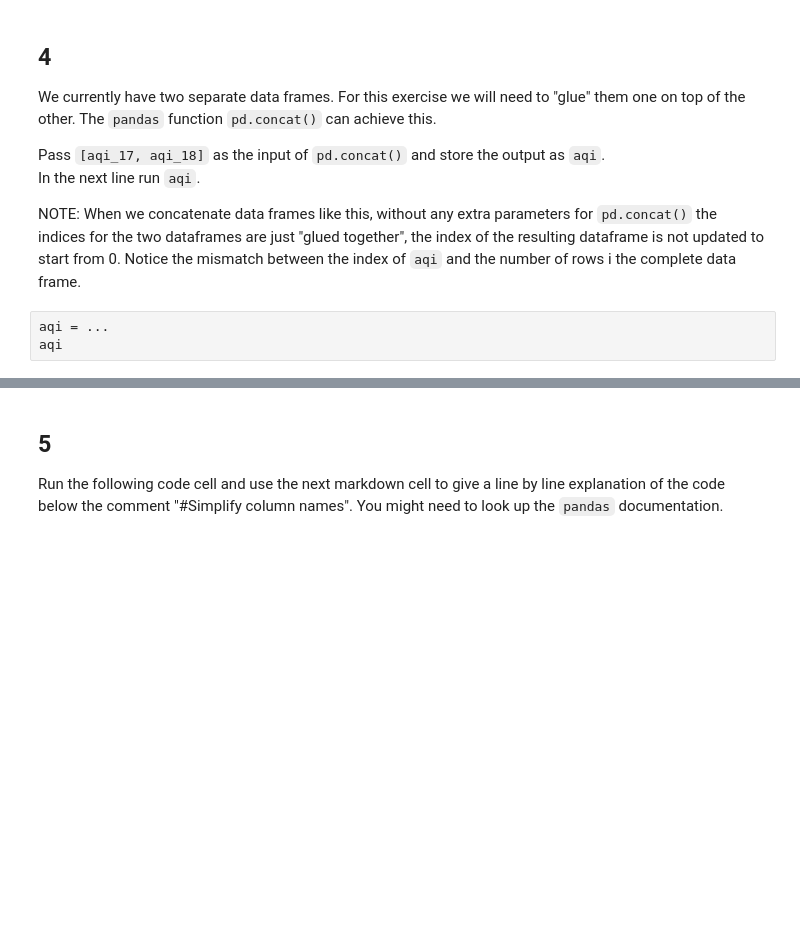
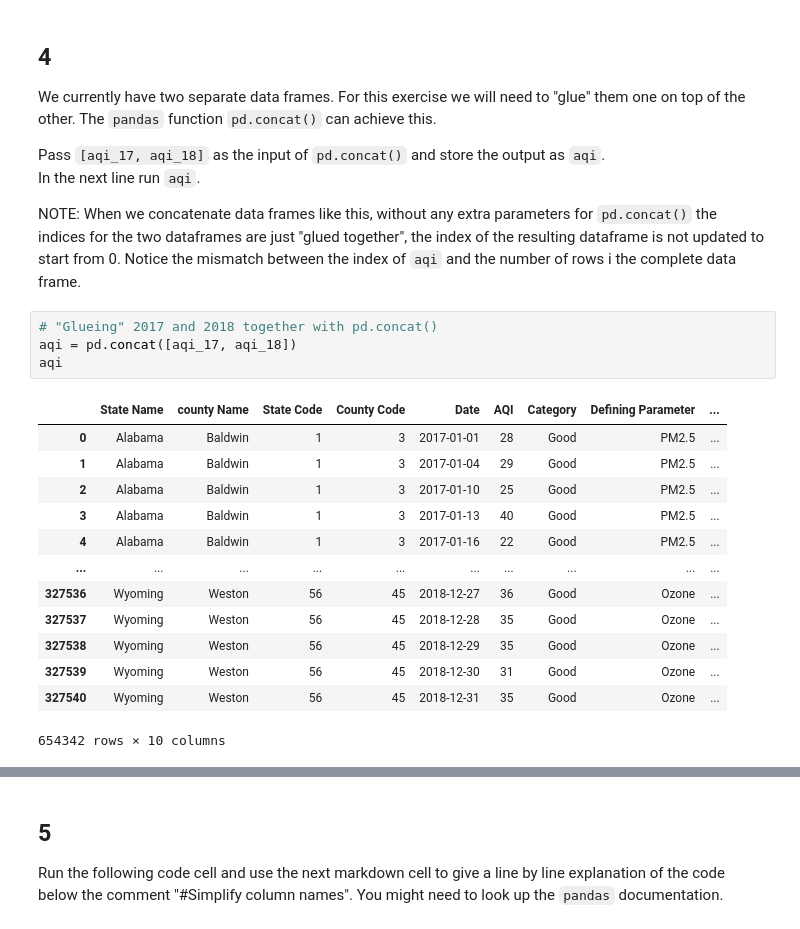
Before and after one commit to meganhessel/eds220-hwk2-Hessel, a Jupyter notebook: task3/hwk2-task3-aqi.ipynb, the cells around one changed output, grey strips where cells are left out. Cells and saved outputs as stored; diff of their text form; blank space fills up the shorter version.

```diff
--- a/task3/hwk2-task3-aqi.ipynb
+++ b/task3/hwk2-task3-aqi.ipynb
@@ -98,8 +136,23 @@ Pass `[aqi_17, aqi_18]` as the input of `pd.concat()` and store the output as  `
 In the next line run `aqi`.
 
 NOTE: When we concatenate data frames like this, without any extra parameters for `pd.concat()` the indices for the two dataframes are just "glued together", the index of the resulting dataframe is not updated to start from 0. Notice the mismatch between the index of `aqi` and the number of rows i the complete data frame.
-# %%
-aqi = ...
-aqi
+# %%
+# "Glueing" 2017 and 2018 together with pd.concat()
+aqi = pd.concat([aqi_17, aqi_18])
+aqi
+# %% [output]
+|  | State Name | county Name | State Code | County Code | Date | AQI | Category | Defining Parameter | ... |
+| 0 | Alabama | Baldwin | 1 | 3 | 2017-01-01 | 28 | Good | PM2.5 | ... |
+| 1 | Alabama | Baldwin | 1 | 3 | 2017-01-04 | 29 | Good | PM2.5 | ... |
+| 2 | Alabama | Baldwin | 1 | 3 | 2017-01-10 | 25 | Good | PM2.5 | ... |
+| 3 | Alabama | Baldwin | 1 | 3 | 2017-01-13 | 40 | Good | PM2.5 | ... |
+| 4 | Alabama | Baldwin | 1 | 3 | 2017-01-16 | 22 | Good | PM2.5 | ... |
+| ... | ... | ... | ... | ... | ... | ... | ... | ... | ... |
+| 327536 | Wyoming | Weston | 56 | 45 | 2018-12-27 | 36 | Good | Ozone | ... |
+| 327537 | Wyoming | Weston | 56 | 45 | 2018-12-28 | 35 | Good | Ozone | ... |
+| 327538 | Wyoming | Weston | 56 | 45 | 2018-12-29 | 35 | Good | Ozone | ... |
+| 327539 | Wyoming | Weston | 56 | 45 | 2018-12-30 | 31 | Good | Ozone | ... |
+| 327540 | Wyoming | Weston | 56 | 45 | 2018-12-31 | 35 | Good | Ozone | ... |
+654342 rows × 10 columns
 # %%
 grader.check("q4")
```
Also changed, not shown: parts of 24 cells of this notebook.
